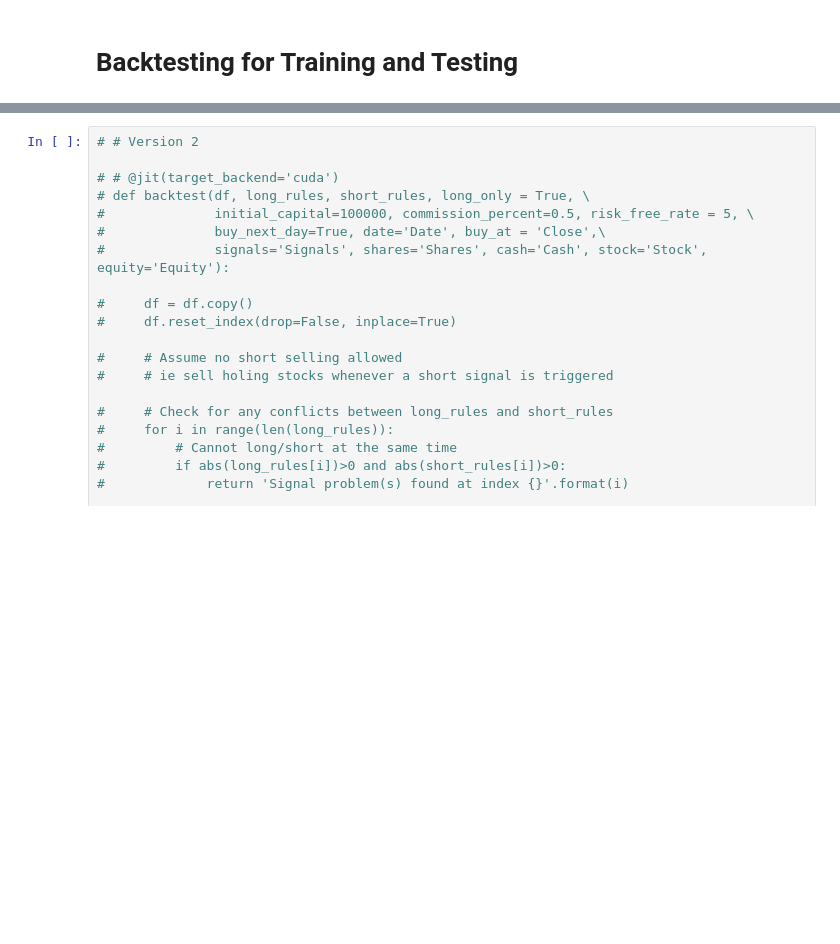
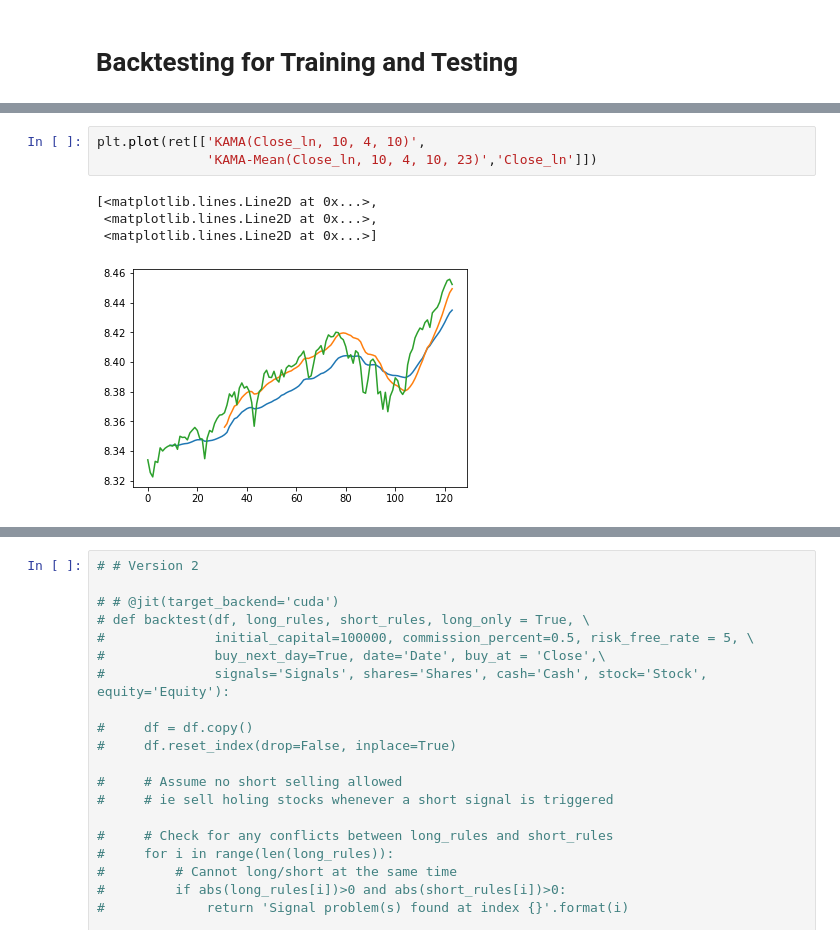
Before and after one commit to chpoonag/kama, a Jupyter notebook: Stk-DC and KAMA Mean-Test-20221107 0200-Copy2.ipynb, the cells around one changed output, grey strips where cells are left out. Saved outputs shown, nothing was run; the diff lists cells and outputs as text; blank space fills up the shorter version.

```diff
--- a/Stk-DC and KAMA Mean-Test-20221107 0200-Copy2.ipynb
+++ b/Stk-DC and KAMA Mean-Test-20221107 0200-Copy2.ipynb
@@ -402,0 +469,8 @@ def backtest(df, long_rules, short_rules, long_only = True, \
+# %%
+plt.plot(ret[['KAMA(Close_ln, 10, 4, 10)',
+              'KAMA-Mean(Close_ln, 10, 4, 10, 23)','Close_ln']])
+# %% [output]
+[<matplotlib.lines.Line2D at 0x...>,
+ <matplotlib.lines.Line2D at 0x...>,
+ <matplotlib.lines.Line2D at 0x...>]
+[figure, added]
```
Also changed, not shown: parts of 37 cells of this notebook.
